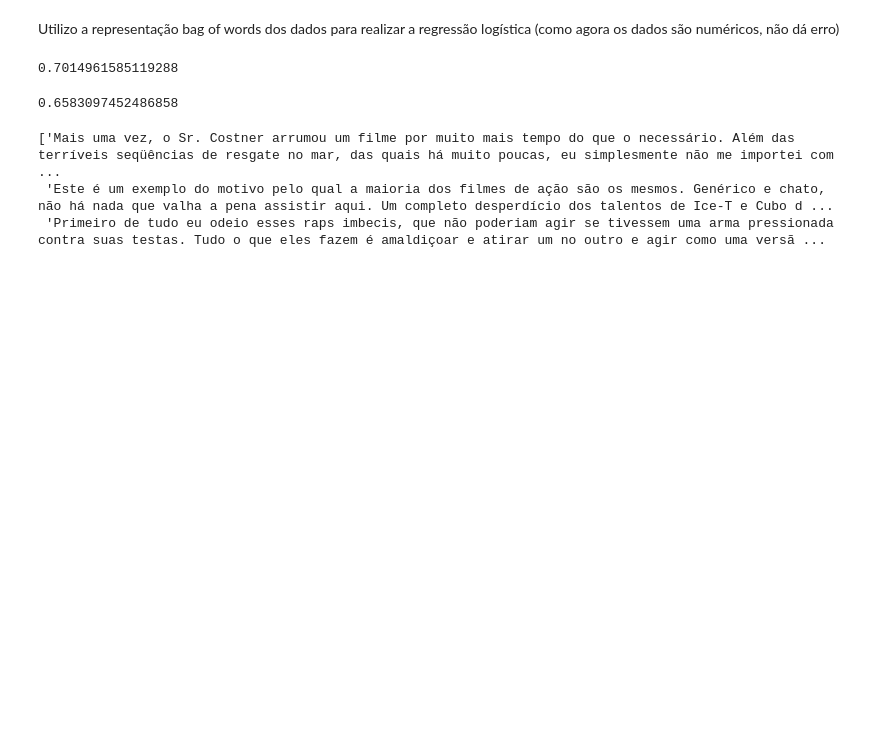
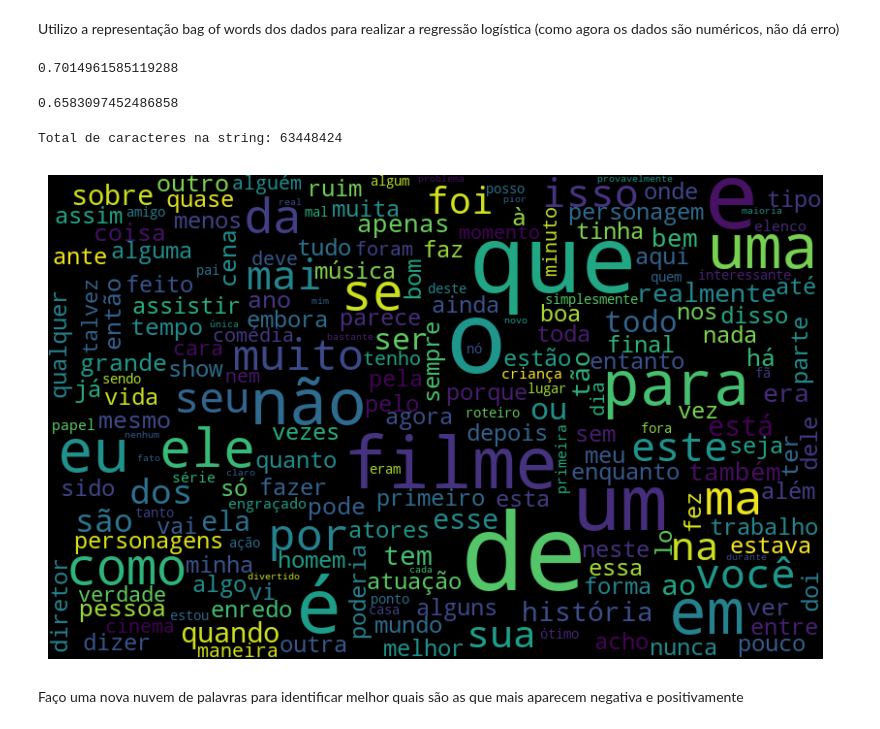
Before and after one commit to manuelamfo/coding-exercises, a Jupyter notebook: treinamento-ml/sentiment_analysis.ipynb, the cells around one changed output. Cells and saved outputs as stored; diff of their text form; code cells hidden in the pictures; blank space fills up the shorter version.

Commit message:
visualização dos dados e início da tokenização das palavras

```diff
--- a/treinamento-ml/sentiment_analysis.ipynb
+++ b/treinamento-ml/sentiment_analysis.ipynb
@@ -214,10 +214,21 @@ except ImportError as e:
 # %%
 from wordcloud import WordCloud
 
-todas_palavras = [texto for texto in resenhas.text_pt]
+todas_palavras = ' '.join([texto for texto in resenhas.text_pt]) # junto todas as palavras em uma única string para criar a wordcloud
+print(f"Total de caracteres na string: {len(todas_palavras)}")
+
+nuvem_palavras = WordCloud(width=800, height=500,max_font_size=110,
+                           collocations=False).generate(todas_palavras) # collocations = False garante que apareca as palavras em si, não os bigramas (padrão de duas palavras seguidas)
+# %% [output]
+Total de caracteres na string: 63448424
 # %%
-todas_palavras[:3]
+import matplotlib.pyplot as plt
+
+plt.figure(figsize=(10, 7))
+plt.imshow(nuvem_palavras, interpolation='bilinear')
+plt.axis("off")
+plt.show()
 # %% [output]
-['Mais uma vez, o Sr. Costner arrumou um filme por muito mais tempo do que o necessário. Além das terríveis seqüências de resgate no mar, das quais há muito poucas, eu simplesmente não me importei com ...
- 'Este é um exemplo do motivo pelo qual a maioria dos filmes de ação são os mesmos. Genérico e chato, não há nada que valha a pena assistir aqui. Um completo desperdício dos talentos de Ice-T e Cubo d ...
- 'Primeiro de tudo eu odeio esses raps imbecis, que não poderiam agir se tivessem uma arma pressionada contra suas testas. Tudo o que eles fazem é amaldiçoar e atirar um no outro e agir como uma versã ...
+[figure, added]
+# %% [markdown]
+Faço uma nova nuvem de palavras para identificar melhor quais são as que mais aparecem negativa e positivamente
```
Also changed, not shown: parts of 11 cells of this notebook.
